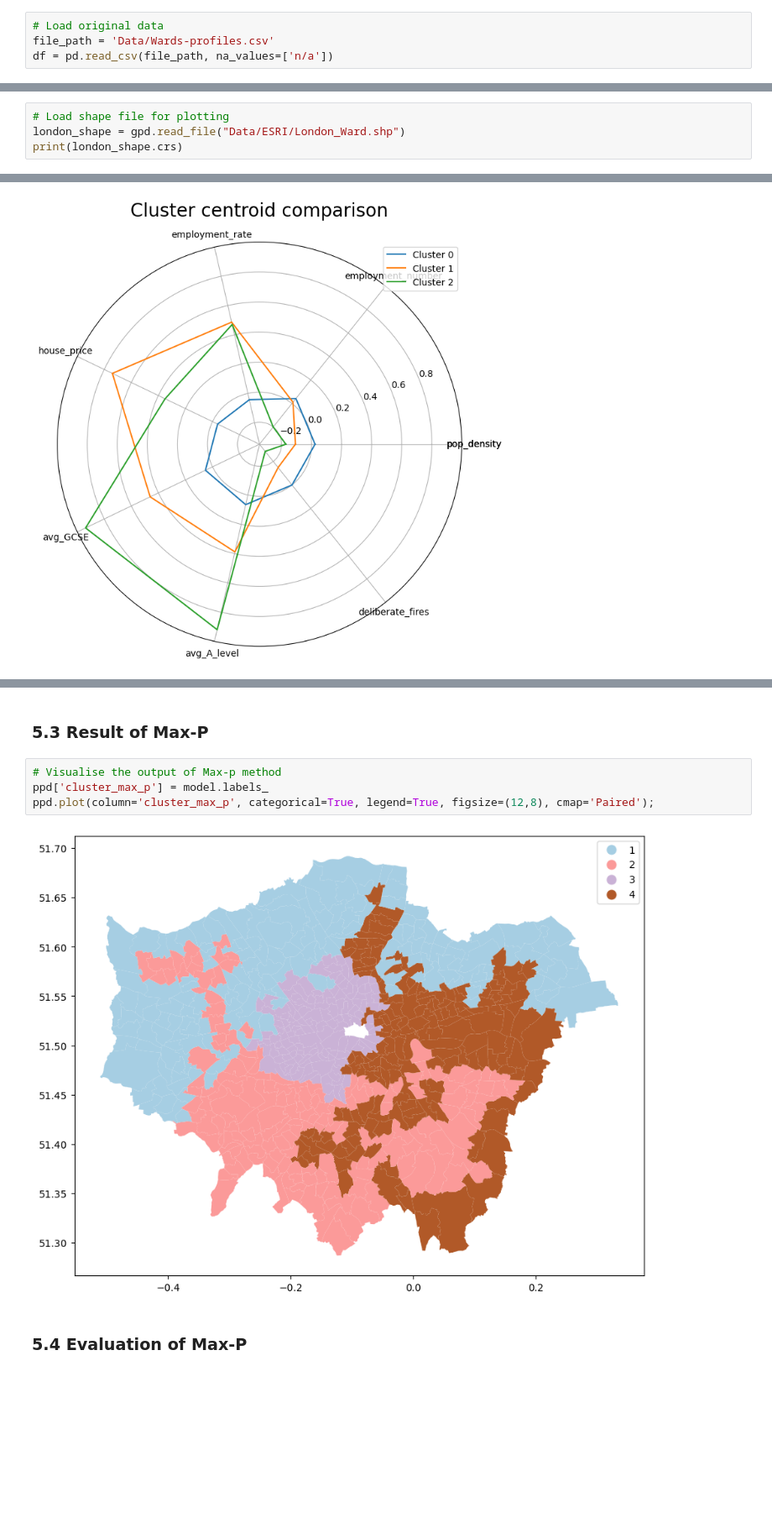
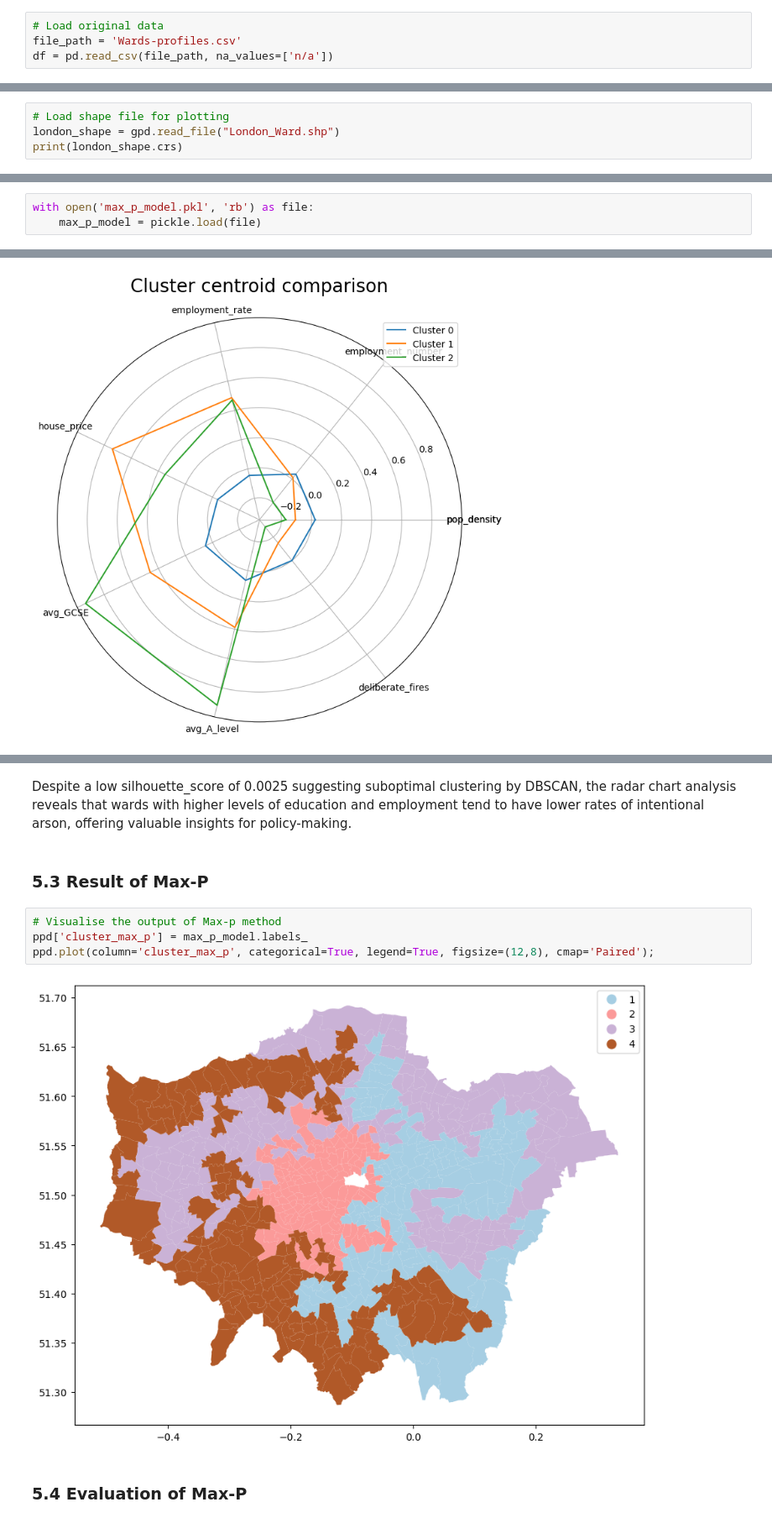
Before and after one commit to KKKKKennyy/CASA0006_Ass, a Jupyter notebook: Ass.ipynb, the cells around one changed output, grey strips where cells are left out. Shown at 84% size. Drawn from its saved outputs; the diff is of its cells as text; blank space fills up the shorter version.

```diff
--- a/Ass.ipynb
+++ b/Ass.ipynb
@@ -36,7 +72,7 @@ from spopt.region import MaxPHeuristic as MaxP
 ## 3.2 Load Data and Preprocessing
 # %%
 # Load original data
-file_path = 'Data/Wards-profiles.csv'
+file_path = 'Wards-profiles.csv'
 df = pd.read_csv(file_path, na_values=['n/a'])
 # %%
 # Check basic info of dataframe to know which column might need to be handle
@@ -119,7 +165,7 @@ df_drop_na.shape
 (658, 9)
 # %%
 # Load shape file for plotting
-london_shape = gpd.read_file("Data/ESRI/London_Ward.shp")
+london_shape = gpd.read_file("London_Ward.shp")
 print(london_shape.crs)
 # %% [output]
 PROJCS["OSGB36 / British National Grid",GEOGCS["OSGB36",DATUM["Ordnance_Survey_of_Great_Britain_1936",SPHEROID["Airy 1830",6377563.396,299.3249646,AUTHORITY["EPSG","7001"]],AUTHORITY["EPSG","6277"]],P ...
@@ -422,3 +582,6 @@ Wall time: 9h 27min 39s
+# %%
+with open('max_p_model.pkl', 'rb') as file:
+    max_p_model = pickle.load(file)
 # %% [markdown]
 ## 5. Restlt and Discussion
 # %% [markdown]
@@ -473,11 +640,13 @@ metrics.silhouette_score(normed, dbsc.labels_)
+# %% [markdown]
+Despite a low silhouette_score of 0.0025 suggesting suboptimal clustering by DBSCAN, the radar chart analysis reveals that wards with higher levels of education and employment tend to have lower rates of intentional arson, offering valuable insights for policy-making.
 # %% [markdown]
 ### 5.3 Result of Max-P
 # %%
 # Visualise the output of Max-p method
-ppd['cluster_max_p'] = model.labels_
+ppd['cluster_max_p'] = max_p_model.labels_
 ppd.plot(column='cluster_max_p', categorical=True, legend=True, figsize=(12,8), cmap='Paired');
 # %% [output]
-[figure, old version]
+[figure, new version]
 # %% [markdown]
 ### 5.4 Evaluation of Max-P
 # %%
```
Also changed, not shown: parts of 44 cells of this notebook.
